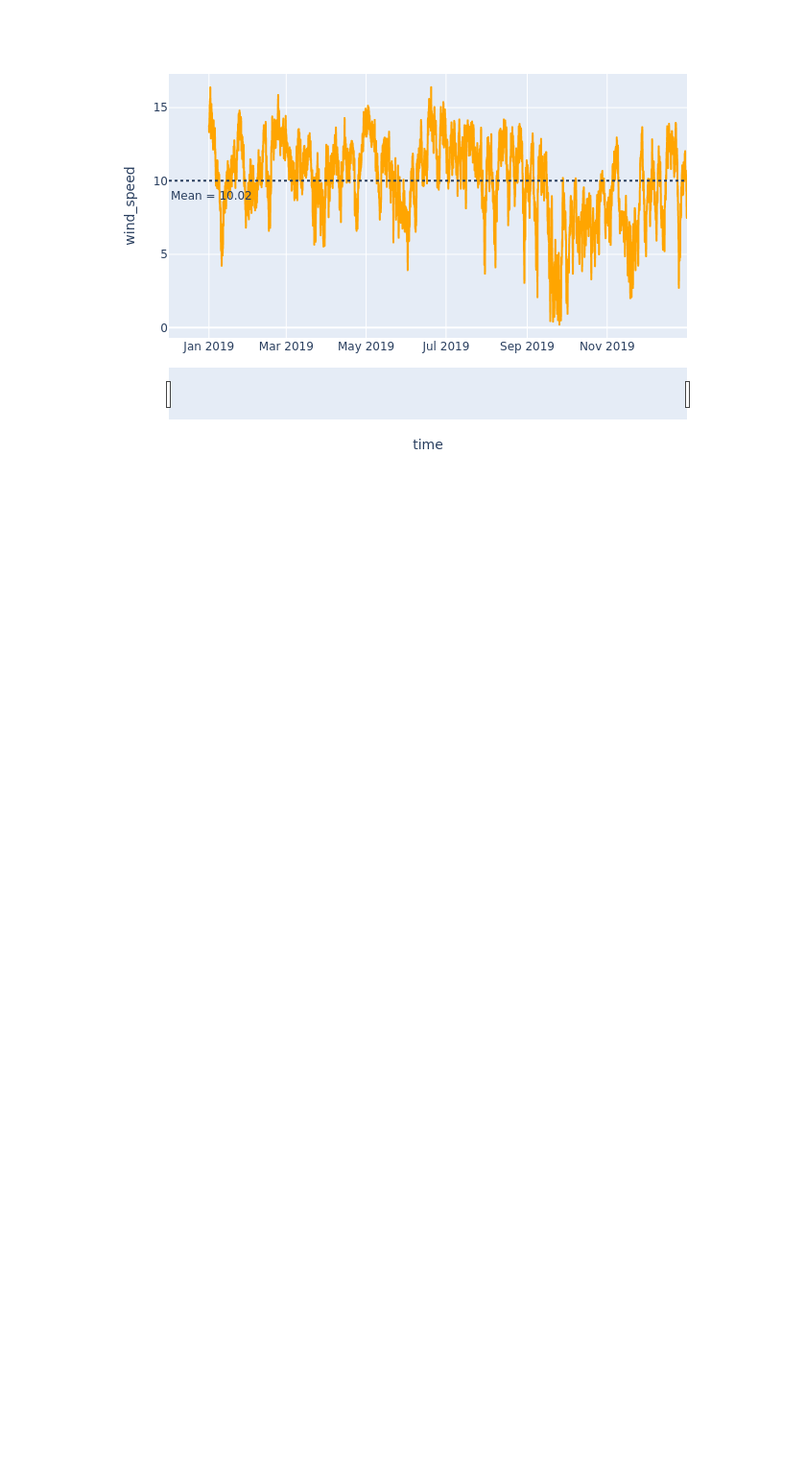
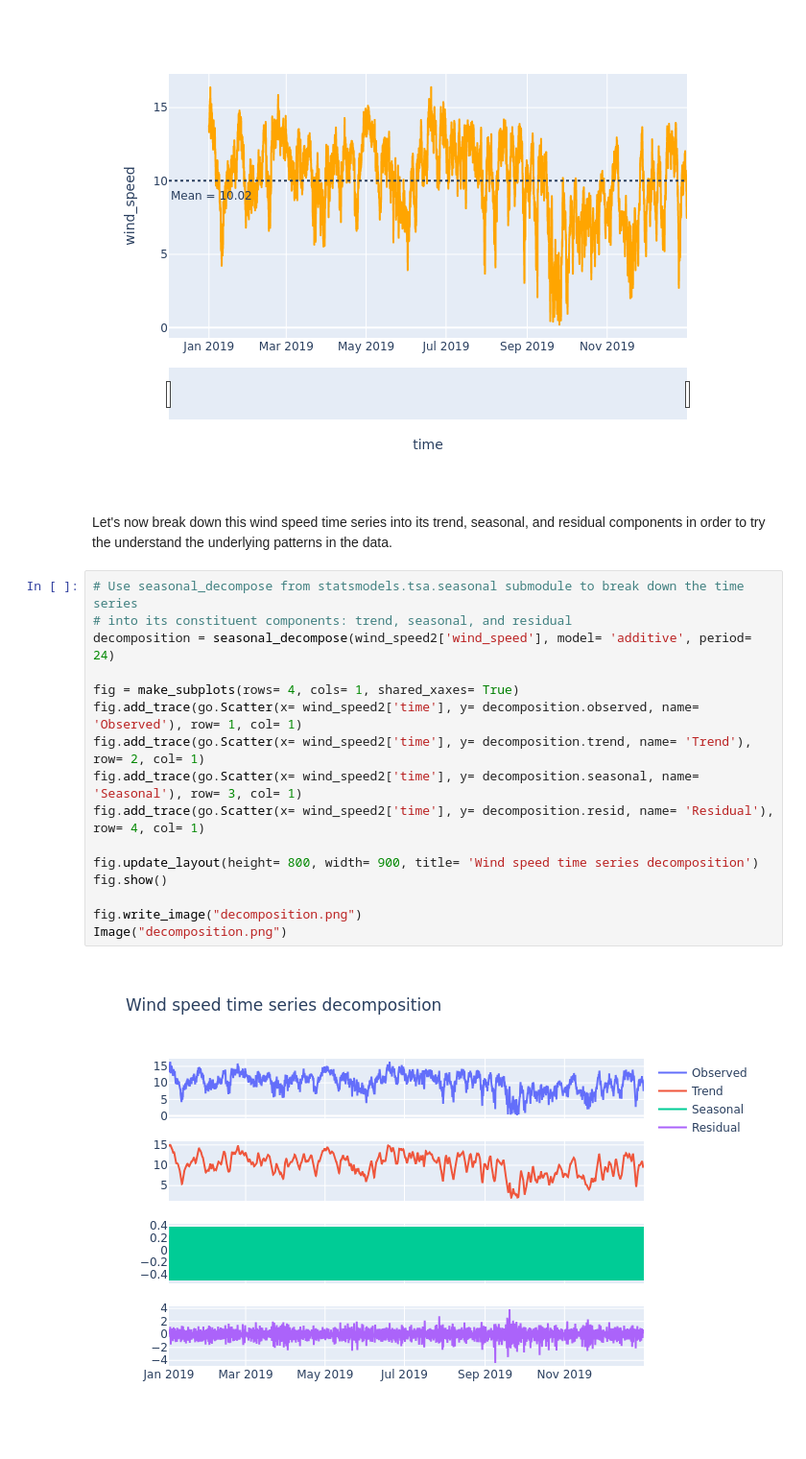
Before and after one commit to daniel-epm/guajira_wind_data, a Jupyter notebook: guajira_wind.ipynb, the cells around one changed output. Shown at 96% size. Saved outputs shown, nothing was run; the diff lists cells and outputs as text; blank space fills up the shorter version.

Commit message:
wind speed time series decomposition

```diff
--- a/guajira_wind.ipynb
+++ b/guajira_wind.ipynb
@@ -561,3 +561,23 @@ fig.write_image("wind_speed.png")
 Image("wind_speed.png")
 # %% [output]
 [figure]
+# %% [markdown]
+Let's now break down this wind speed time series into its trend, seasonal, and residual components in order to try the understand the underlying patterns in the data.
+# %%
+# Use seasonal_decompose from statsmodels.tsa.seasonal submodule to break down the time series
+# into its constituent components: trend, seasonal, and residual
+decomposition = seasonal_decompose(wind_speed2['wind_speed'], model= 'additive', period= 24)
+
+fig = make_subplots(rows= 4, cols= 1, shared_xaxes= True)
+fig.add_trace(go.Scatter(x= wind_speed2['time'], y= decomposition.observed, name= 'Observed'), row= 1, col= 1)
+fig.add_trace(go.Scatter(x= wind_speed2['time'], y= decomposition.trend, name= 'Trend'), row= 2, col= 1)
+fig.add_trace(go.Scatter(x= wind_speed2['time'], y= decomposition.seasonal, name= 'Seasonal'), row= 3, col= 1)
+fig.add_trace(go.Scatter(x= wind_speed2['time'], y= decomposition.resid, name= 'Residual'), row= 4, col= 1)
+
+fig.update_layout(height= 800, width= 900, title= 'Wind speed time series decomposition')
+fig.show()
+
+fig.write_image("decomposition.png")
+Image("decomposition.png")
+# %% [output]
+[figure, added]
```
Also changed, not shown: parts of 2 cells of this notebook.
